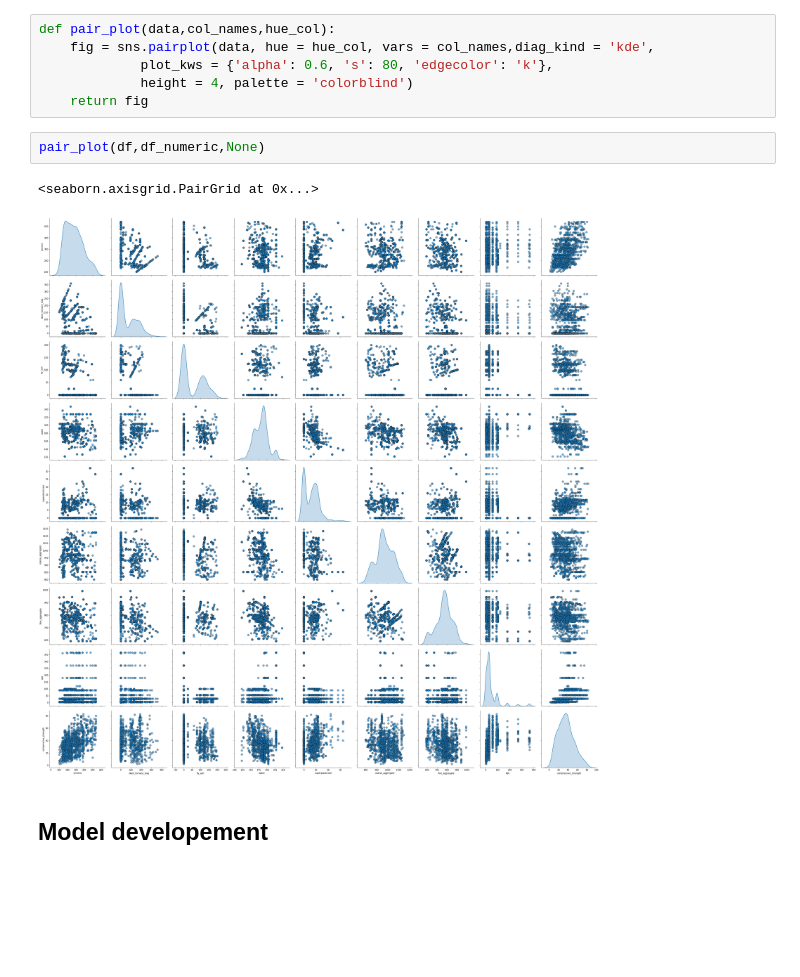
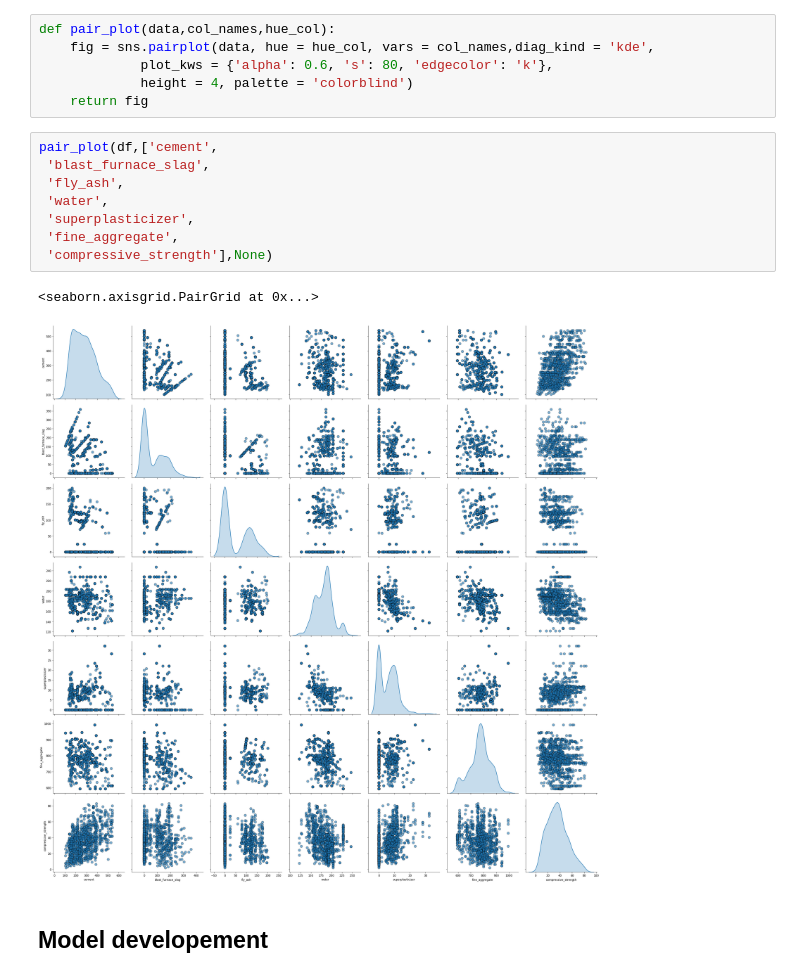
Before and after one commit to harshit-bajpai/Machine-learning-models, a Jupyter notebook: concrete_compressive_strength.ipynb, the cells around one changed output. Saved outputs shown, nothing was run; the diff lists cells and outputs as text; blank space fills up the shorter version.

```diff
--- a/concrete_compressive_strength.ipynb
+++ b/concrete_compressive_strength.ipynb
@@ -197,11 +202,17 @@ def pair_plot(data,col_names,hue_col):
              plot_kws = {'alpha': 0.6, 's': 80, 'edgecolor': 'k'},
              height = 4, palette = 'colorblind')
     return fig
-# %%
-pair_plot(df,df_numeric,None)
-# %% [output]
-<seaborn.axisgrid.PairGrid at 0x...>
-[figure, removed]
+# %%
+pair_plot(df,['cement',
+ 'blast_furnace_slag',
+ 'fly_ash',
+ 'water',
+ 'superplasticizer',
+ 'fine_aggregate',
+ 'compressive_strength'],None)
+# %% [output]
+<seaborn.axisgrid.PairGrid at 0x...>
+[figure, added]
 # %% [markdown]
 ## Model developement
 # %% [markdown]
```
Also changed, not shown: parts of 72 cells of this notebook.
